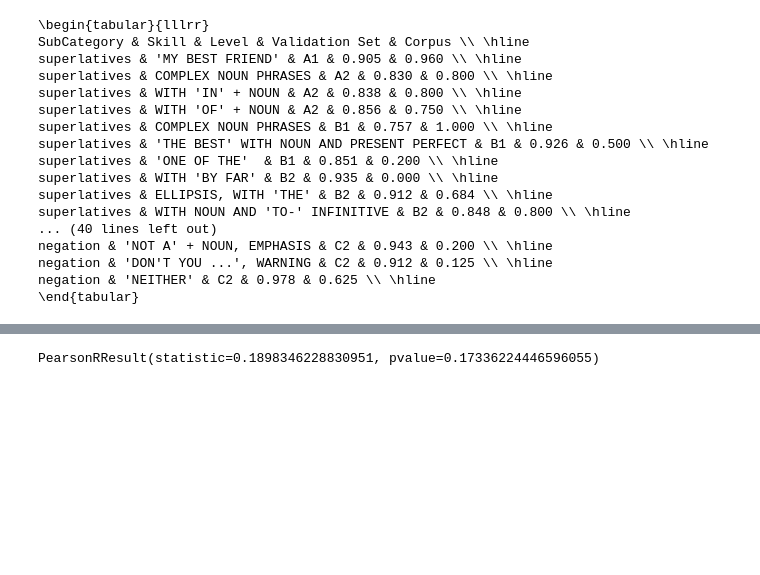
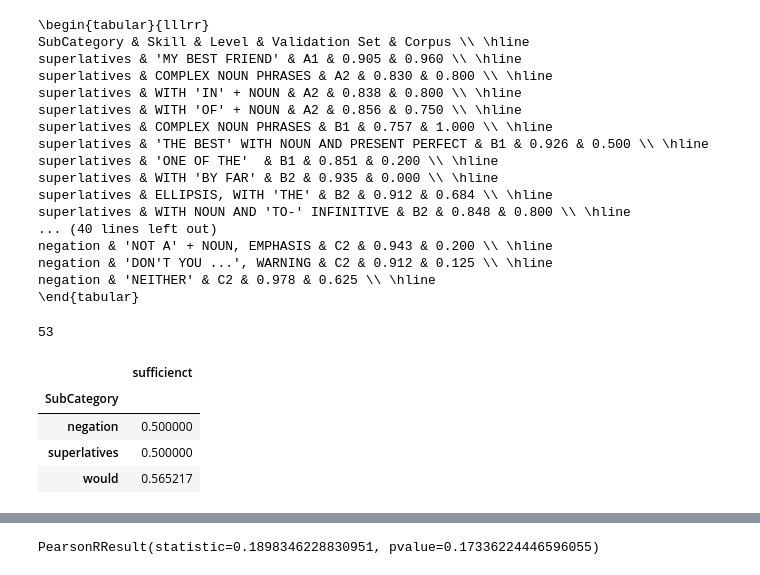
Before and after one commit to shivster2000/grammarctg, a Jupyter notebook: experiments/010_detection_synthetic.ipynb, the cells around one changed output, grey strips where cells are left out. Drawn from its saved outputs; the diff is of its cells as text; code cells hidden in the pictures; blank space fills up the shorter version.

```diff
--- a/experiments/010_detection_synthetic.ipynb
+++ b/experiments/010_detection_synthetic.ipynb
@@ -254,3 +261,16 @@ negation & 'NOT A' + NOUN, EMPHASIS & C2 & 0.943 & 0.200 \\ \hline
 negation & 'DON'T YOU ...', WARNING & C2 & 0.912 & 0.125 \\ \hline
 negation & 'NEITHER' & C2 & 0.978 & 0.625 \\ \hline
 \end{tabular}
+# %%
+len(df)
+# %% [output]
+53
+# %%
+df['sufficienct'] = df['Corpus'] >= 0.8
+df.groupby('SubCategory').agg({'sufficienct': 'mean'})
+# %% [output]
+|  | sufficienct |
+| SubCategory |  |
+| negation | 0.500000 |
+| superlatives | 0.500000 |
+| would | 0.565217 |
```
Also changed, not shown: parts of 5 cells of this notebook, 2 other files.
